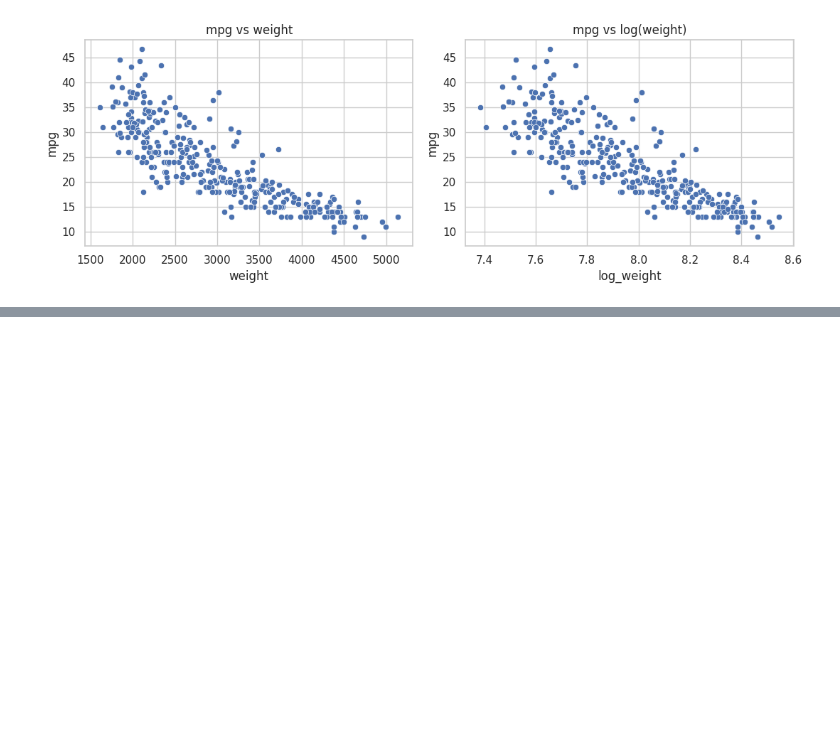
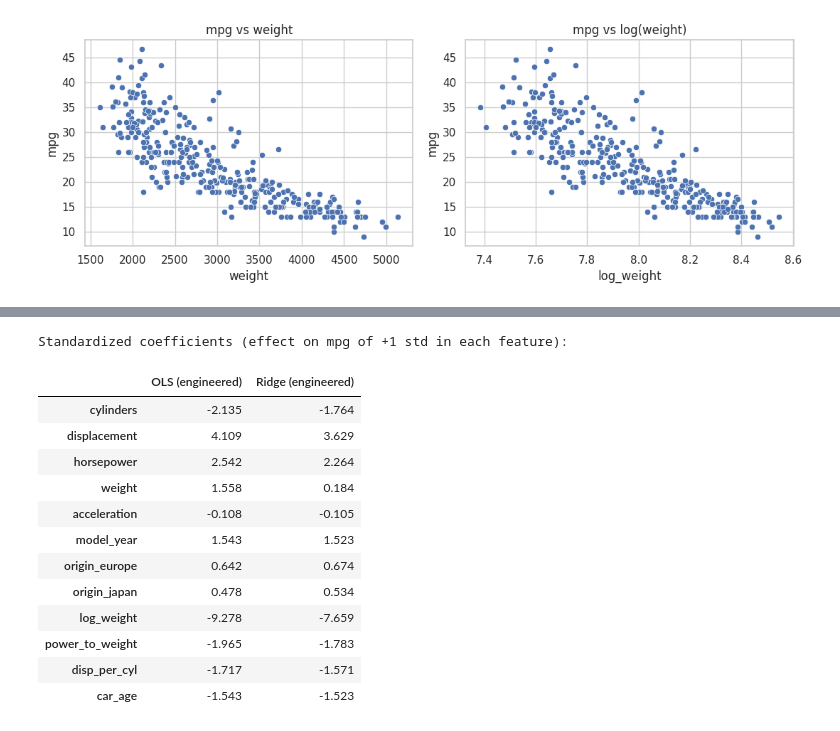
Before and after one commit to Saeed7521/Research-Assignment, a Jupyter notebook: experiment.ipynb, the cells around one changed output, grey strips where cells are left out. Drawn from its saved outputs; the diff is of its cells as text; code cells hidden in the pictures; blank space fills up the shorter version.

Commit message:
Train baseline, OLS and Ridge models on raw and engineered features

```diff
--- a/experiment.ipynb
+++ b/experiment.ipynb
@@ -165,0 +169,17 @@ Name: mpg, dtype: float64
+# %%
+alphas = np.logspace(-3, 3, 50)
+def make(model_name, engineered):
+    fb = FeatureBuilder(engineered=engineered)
+    if model_name == 'Baseline (mean)': est = DummyRegressor(strategy='mean')
+    elif model_name == 'OLS':           est = LinearRegression()
+    elif model_name == 'Ridge':         est = RidgeCV(alphas=alphas, cv=5)
+    return Pipeline([('features', fb), ('scale', StandardScaler()), ('model', est)])
+
+specs = [('Baseline (mean)', False), ('OLS', False), ('OLS', True), ('Ridge', False), ('Ridge', True)]
+fitted = {}
+for name, eng in specs:
+    label = f"{name} | {'engineered' if eng else 'raw'}" if name != 'Baseline (mean)' else name
+    fitted[label] = make(name, eng).fit(X_train_raw, y_train)
+    print('Trained:', label)
+print('\nRidge alpha chosen (raw):       ', round(fitted['Ridge | raw'].named_steps['model'].alpha_, 3))
+print('Ridge alpha chosen (engineered):', round(fitted['Ridge | engineered'].named_steps['model'].alpha_, 3))
@@ -165,0 +195,21 @@ Name: mpg, dtype: float64
+# %%
+coef = pd.DataFrame({
+    'OLS (engineered)':   fitted['OLS | engineered'].named_steps['model'].coef_,
+    'Ridge (engineered)': fitted['Ridge | engineered'].named_steps['model'].coef_},
+    index=fb_eng.transform(X_train_raw).columns).round(3)
+print('Standardized coefficients (effect on mpg of +1 std in each feature):'); display(coef)
+# %% [output]
+Standardized coefficients (effect on mpg of +1 std in each feature):
+|  | OLS (engineered) | Ridge (engineered) |
+| cylinders | -2.135 | -1.764 |
+| displacement | 4.109 | 3.629 |
+| horsepower | 2.542 | 2.264 |
+| weight | 1.558 | 0.184 |
+| acceleration | -0.108 | -0.105 |
+| model_year | 1.543 | 1.523 |
+| origin_europe | 0.642 | 0.674 |
+| origin_japan | 0.478 | 0.534 |
+| log_weight | -9.278 | -7.659 |
+| power_to_weight | -1.965 | -1.783 |
+| disp_per_cyl | -1.717 | -1.571 |
+| car_age | -1.543 | -1.523 |
```
Also changed, not shown: parts of 2 cells of this notebook.
